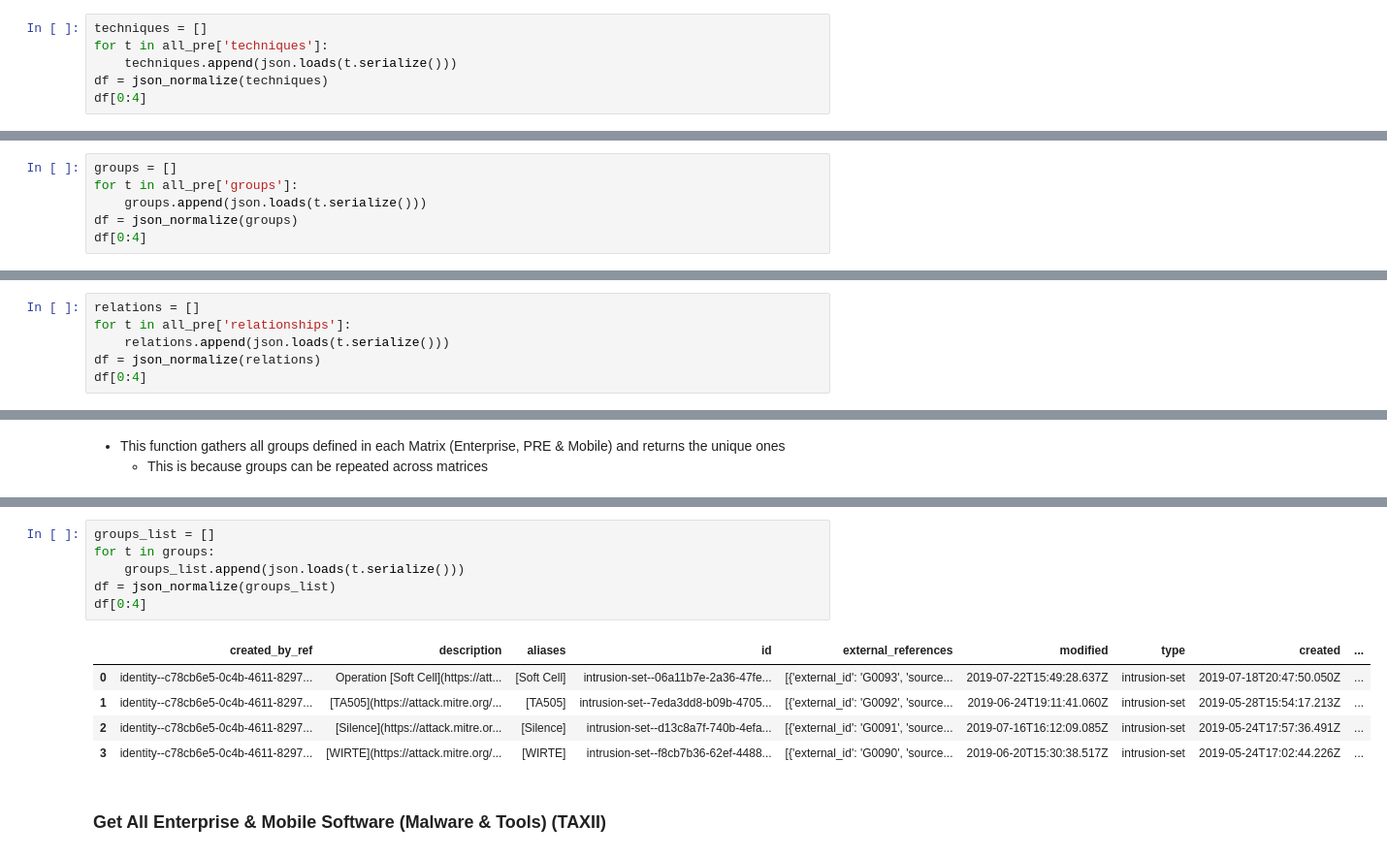
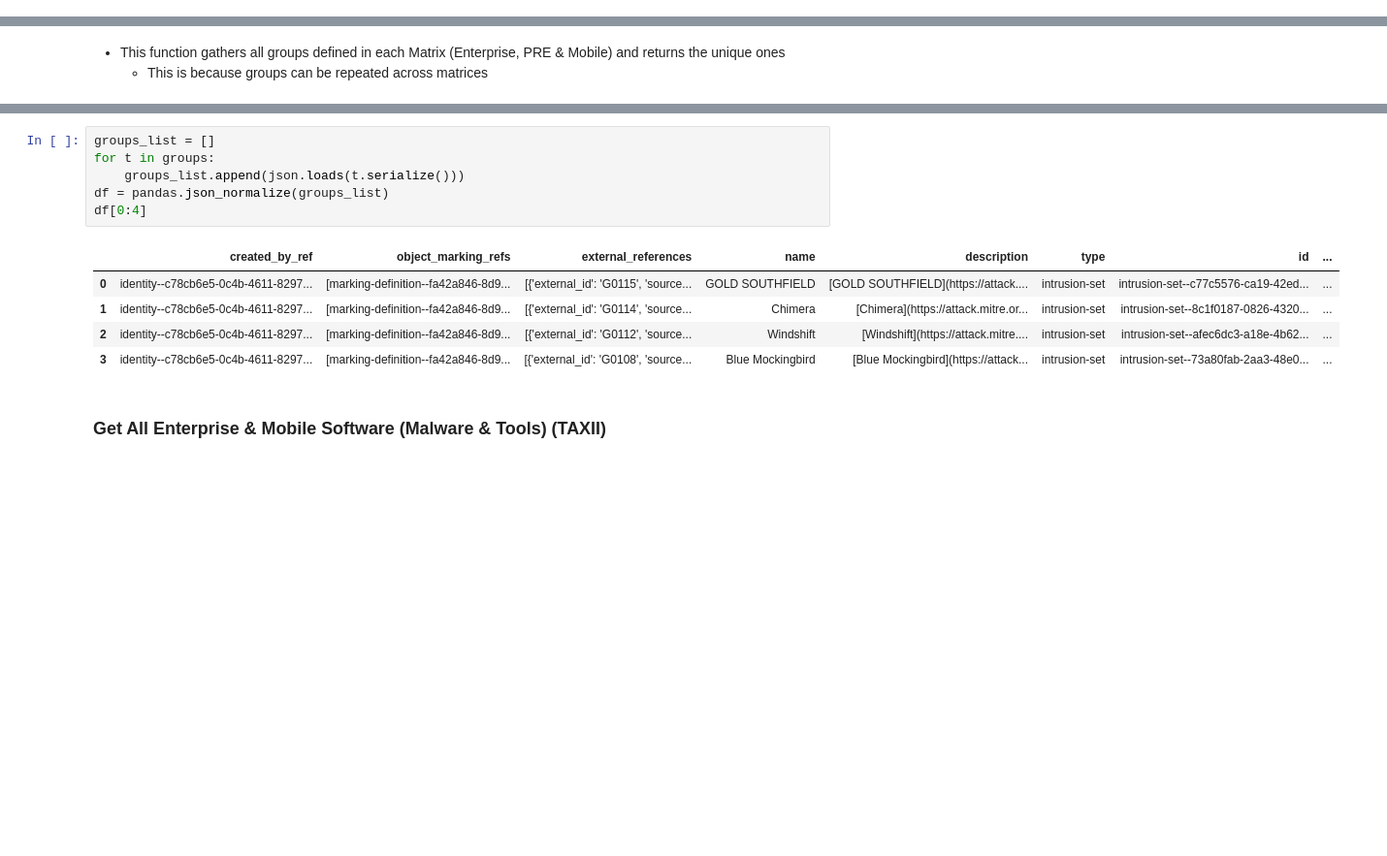
Before and after one commit to OTRF/ATTACK-Python-Client, a Jupyter notebook: notebooks/Usage_Basics.ipynb, the cells around one changed output, grey strips where cells are left out. Shown at 97% size. Cells and saved outputs as stored; diff of their text form; blank space fills up the shorter version.

```diff
--- a/notebooks/Usage_Basics.ipynb
+++ b/notebooks/Usage_Basics.ipynb
@@ -621,6 +613,0 @@ Number of Techniques in PRE-ATT&CK
-# %%
-techniques = []
-for t in all_pre['techniques']:
-    techniques.append(json.loads(t.serialize()))
-df = json_normalize(techniques)
-df[0:4]
@@ -641,6 +613,0 @@ Number of Groups in PRE-ATT&CK
-# %%
-groups = []
-for t in all_pre['groups']:
-    groups.append(json.loads(t.serialize()))
-df = json_normalize(groups)
-df[0:4]
@@ -661,6 +613,0 @@ Number of Relationships in PRE-ATT&CK
-# %%
-relations = []
-for t in all_pre['relationships']:
-    relations.append(json.loads(t.serialize()))
-df = json_normalize(relations)
-df[0:4]
@@ -1007,15 +951,15 @@ Number of Groups in ATT&CK
 # %%
 groups_list = []
 for t in groups:
     groups_list.append(json.loads(t.serialize()))
-df = json_normalize(groups_list)
+df = pandas.json_normalize(groups_list)
 df[0:4]
 # %% [output]
-|  | created_by_ref | description | aliases | id | external_references | modified | type | created | ... |
-| 0 | identity--c78cb6e5-0c4b-4611-8297... | Operation [Soft Cell](https://att... | [Soft Cell] | intrusion-set--06a11b7e-2a36-47fe... | [{'external_id': 'G0093', 'source... | 2019-07-22T15:49:28.637Z | intrusion-set | 2019-07-18T20:47:50.050Z | ... |
-| 1 | identity--c78cb6e5-0c4b-4611-8297... | [TA505](https://attack.mitre.org/... | [TA505] | intrusion-set--7eda3dd8-b09b-4705... | [{'external_id': 'G0092', 'source... | 2019-06-24T19:11:41.060Z | intrusion-set | 2019-05-28T15:54:17.213Z | ... |
-| 2 | identity--c78cb6e5-0c4b-4611-8297... | [Silence](https://attack.mitre.or... | [Silence] | intrusion-set--d13c8a7f-740b-4efa... | [{'external_id': 'G0091', 'source... | 2019-07-16T16:12:09.085Z | intrusion-set | 2019-05-24T17:57:36.491Z | ... |
-| 3 | identity--c78cb6e5-0c4b-4611-8297... | [WIRTE](https://attack.mitre.org/... | [WIRTE] | intrusion-set--f8cb7b36-62ef-4488... | [{'external_id': 'G0090', 'source... | 2019-06-20T15:30:38.517Z | intrusion-set | 2019-05-24T17:02:44.226Z | ... |
+|  | created_by_ref | object_marking_refs | external_references | name | description | type | id | ... |
+| 0 | identity--c78cb6e5-0c4b-4611-8297... | [marking-definition--fa42a846-8d9... | [{'external_id': 'G0115', 'source... | GOLD SOUTHFIELD | [GOLD SOUTHFIELD](https://attack.... | intrusion-set | intrusion-set--c77c5576-ca19-42ed... | ... |
+| 1 | identity--c78cb6e5-0c4b-4611-8297... | [marking-definition--fa42a846-8d9... | [{'external_id': 'G0114', 'source... | Chimera | [Chimera](https://attack.mitre.or... | intrusion-set | intrusion-set--8c1f0187-0826-4320... | ... |
+| 2 | identity--c78cb6e5-0c4b-4611-8297... | [marking-definition--fa42a846-8d9... | [{'external_id': 'G0112', 'source... | Windshift | [Windshift](https://attack.mitre.... | intrusion-set | intrusion-set--afec6dc3-a18e-4b62... | ... |
+| 3 | identity--c78cb6e5-0c4b-4611-8297... | [marking-definition--fa42a846-8d9... | [{'external_id': 'G0108', 'source... | Blue Mockingbird | [Blue Mockingbird](https://attack... | intrusion-set | intrusion-set--73a80fab-2aa3-48e0... | ... |
 # %% [markdown]
 ### Get All Enterprise & Mobile Software (Malware & Tools) (TAXII)
 # %%
```
Also changed, not shown: parts of 98 cells of this notebook, 9 other files.
